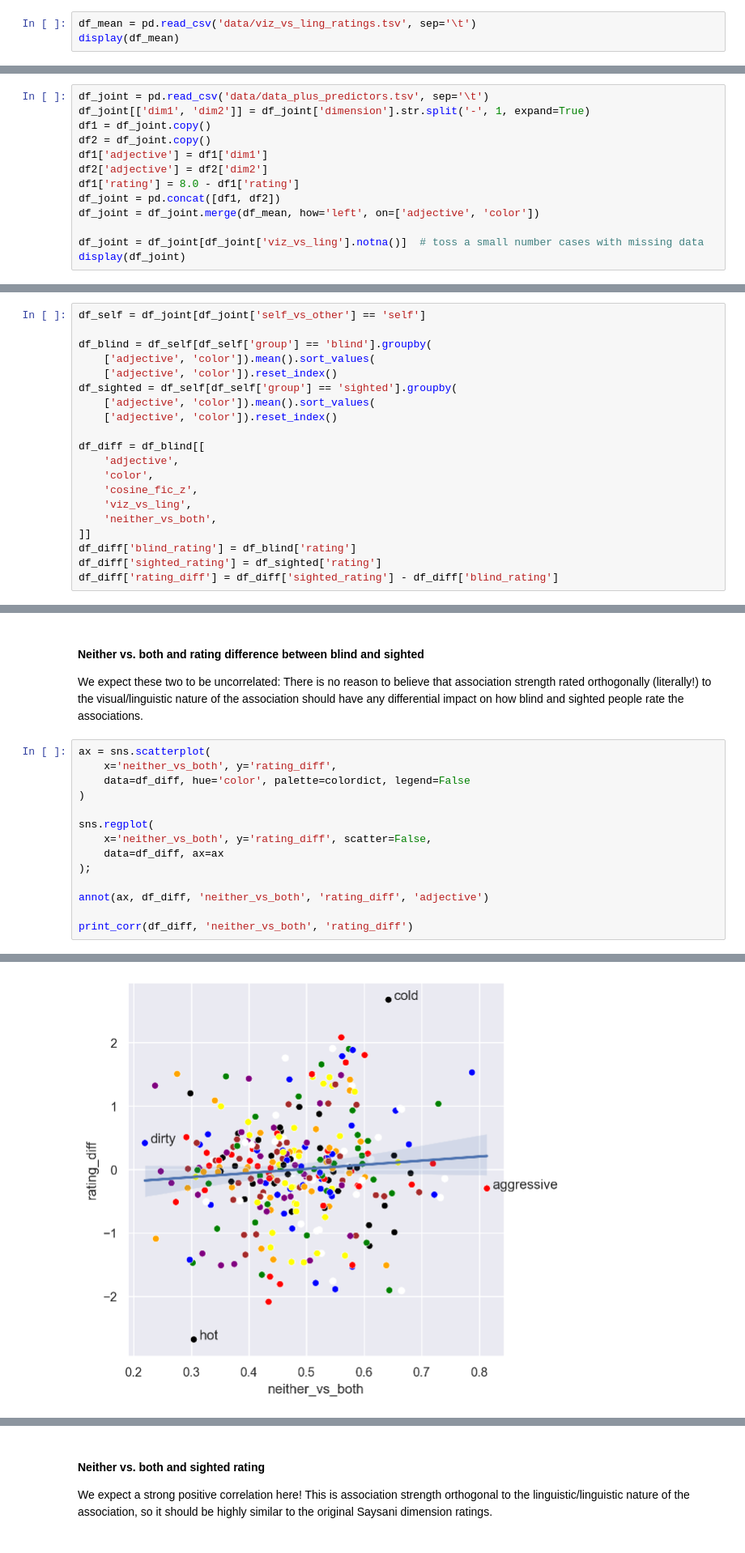
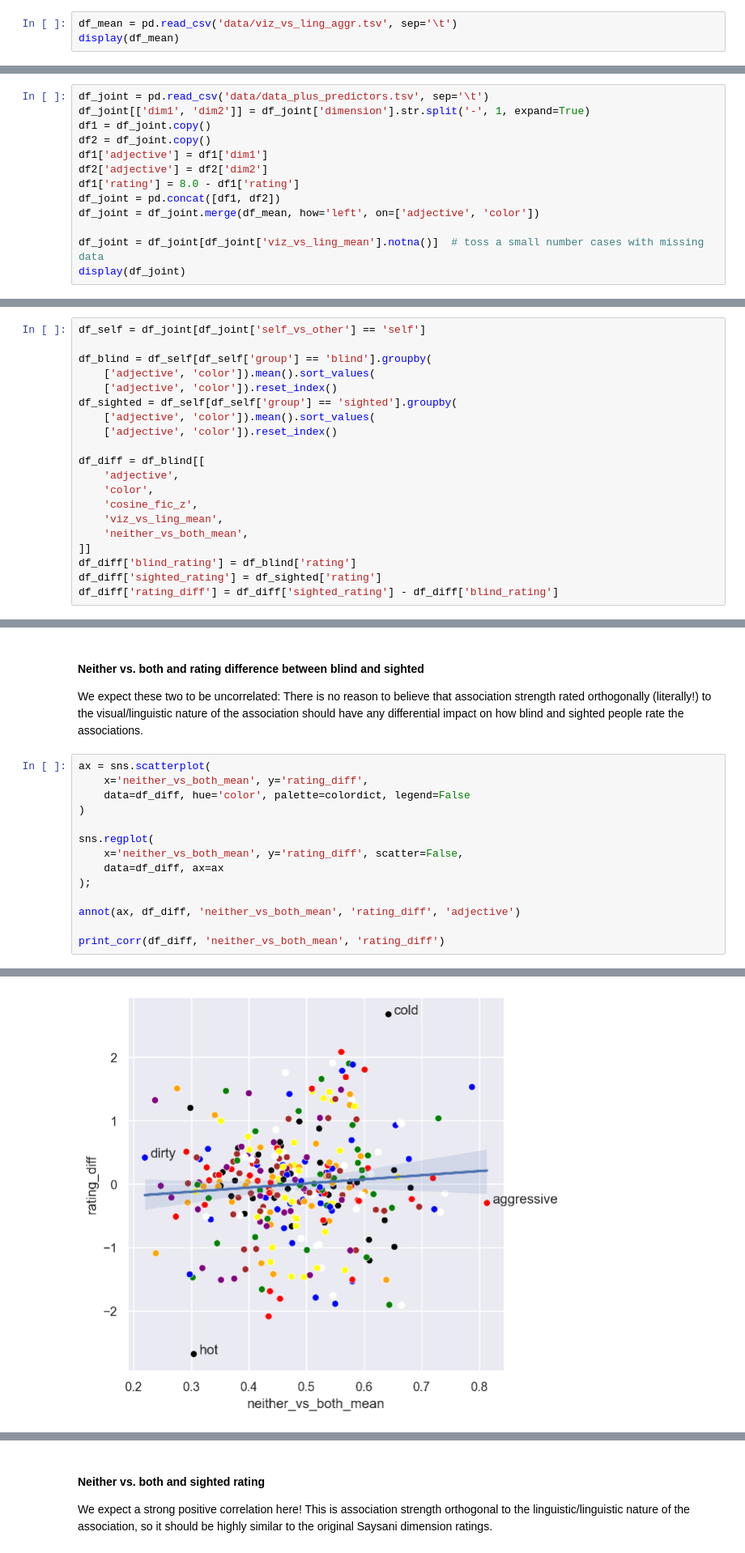
Before and after one commit to jvparidon/color-associations, a Jupyter notebook: visual_vs_linguistic_ratings.ipynb, the cells around one changed output, grey strips where cells are left out. Shown at 81% size. Drawn from its saved outputs; the diff is of its cells as text.

```diff
--- a/visual_vs_linguistic_ratings.ipynb
+++ b/visual_vs_linguistic_ratings.ipynb
@@ -40,6 +40,6 @@ pd.options.mode.chained_assignment = None
 # %% [markdown]
 ## 1. Load data
 # %%
-df_mean = pd.read_csv('data/viz_vs_ling_ratings.tsv', sep='\t')
+df_mean = pd.read_csv('data/viz_vs_ling_aggr.tsv', sep='\t')
 display(df_mean)
 # %% [output]
@@ -132,6 +133,6 @@ df1['rating'] = 8.0 - df1['rating']
 df_joint = pd.concat([df1, df2])
 df_joint = df_joint.merge(df_mean, how='left', on=['adjective', 'color'])
 
-df_joint = df_joint[df_joint['viz_vs_ling'].notna()]  # toss a small number cases with missing data
+df_joint = df_joint[df_joint['viz_vs_ling_mean'].notna()]  # toss a small number cases with missing data
 display(df_joint)
 # %% [output]
@@ -162,8 +163,8 @@ df_diff = df_blind[[
     'adjective',
     'color',
     'cosine_fic_z',
-    'viz_vs_ling',
-    'neither_vs_both',
+    'viz_vs_ling_mean',
+    'neither_vs_both_mean',
 ]]
 df_diff['blind_rating'] = df_blind['rating']
 df_diff['sighted_rating'] = df_sighted['rating']
@@ -234,16 +236,16 @@ r(viz_vs_ling, rating_diff) = -0.18 (p = 0.002)
 We expect these two to be uncorrelated: There is no reason to believe that association strength rated orthogonally (literally!) to the visual/linguistic nature of the association should have any differential impact on how blind and sighted people rate the associations.
 # %%
 ax = sns.scatterplot(
-    x='neither_vs_both', y='rating_diff',
+    x='neither_vs_both_mean', y='rating_diff',
     data=df_diff, hue='color', palette=colordict, legend=False
 )
 
 sns.regplot(
-    x='neither_vs_both', y='rating_diff', scatter=False,
+    x='neither_vs_both_mean', y='rating_diff', scatter=False,
     data=df_diff, ax=ax
 );
 
-annot(ax, df_diff, 'neither_vs_both', 'rating_diff', 'adjective')
+annot(ax, df_diff, 'neither_vs_both_mean', 'rating_diff', 'adjective')
 
-print_corr(df_diff, 'neither_vs_both', 'rating_diff')
+print_corr(df_diff, 'neither_vs_both_mean', 'rating_diff')
 # %% [output]
@@ -251,4 +253,4 @@ r(neither_vs_both, rating_diff) = 0.08 (p = 0.143)
-[figure, old version]
+[figure, new version]
 # %% [markdown]
 #### Visual vs. linguistic and sighted ratings
 Do we expect a correlation here? Only if sighted participants do not weight linguistic or visual association the same when considering if a color and adjective are associated!
```
Also changed, not shown: parts of 14 cells of this notebook, 2 other files.
